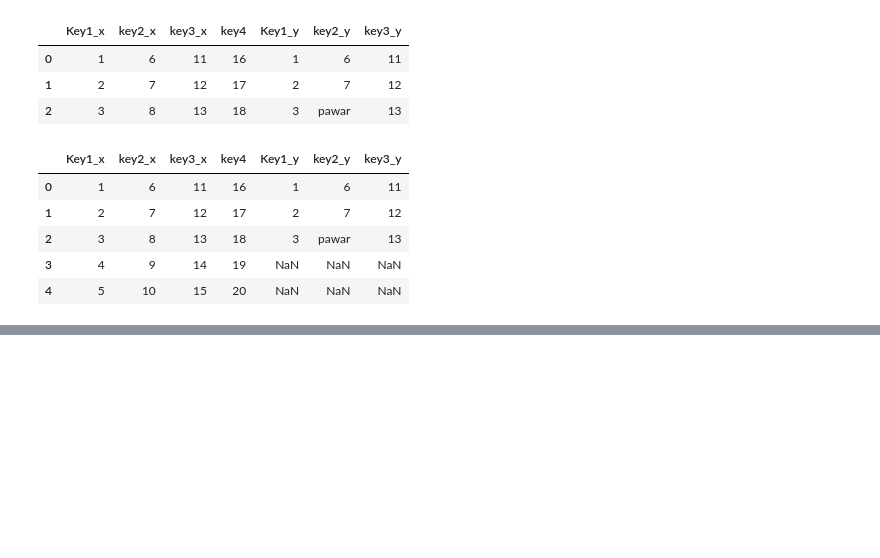
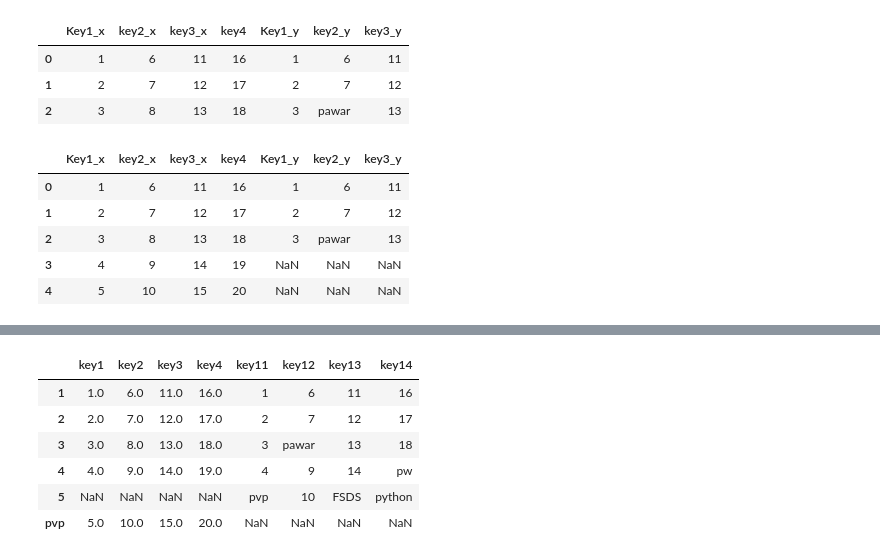
Before and after one commit to praveenpawar/pandas_practice, a Jupyter notebook: pandas4.ipynb, the cells around one changed output, grey strips where cells are left out. Cells and saved outputs as stored; diff of their text form; code cells hidden in the pictures; blank space fills up the shorter version.

```diff
--- a/pandas4.ipynb
+++ b/pandas4.ipynb
@@ -67,0 +209,13 @@ pd.merge(df1,df2, how='left', on='key4')
+# %%
+d10 = {'key1' : [1,2,3,4,5],
+      'key2' : [6,7,8,9,10],
+      'key3' : [11,12,13,14,15],
+      'key4' : [16,17,18,19,20]
+}
+df10 = pd.DataFrame(d10, index =[1,2,3,4,"pvp"])
+d20 = {'key11' : [1,2,3,4,"pvp"],
+      'key12' : [6,7,"pawar",9,10],
+      'key13' : [11,12,13,14,"FSDS"],
+      'key14' : [16,17,18,"pw","python"]
+}
+df20 = pd.DataFrame(d20, index =[1,2,3,4,5])
@@ -67,0 +258,10 @@ pd.merge(df1,df2, how='left', on='key4')
+# %%
+df10.join(df20, how = 'outer')
+# %% [output]
+|  | key1 | key2 | key3 | key4 | key11 | key12 | key13 | key14 |
+| 1 | 1.0 | 6.0 | 11.0 | 16.0 | 1 | 6 | 11 | 16 |
+| 2 | 2.0 | 7.0 | 12.0 | 17.0 | 2 | 7 | 12 | 17 |
+| 3 | 3.0 | 8.0 | 13.0 | 18.0 | 3 | pawar | 13 | 18 |
+| 4 | 4.0 | 9.0 | 14.0 | 19.0 | 4 | 9 | 14 | pw |
+| 5 | NaN | NaN | NaN | NaN | pvp | 10 | FSDS | python |
+| pvp | 5.0 | 10.0 | 15.0 | 20.0 | NaN | NaN | NaN | NaN |
```
Also changed, not shown: parts of 24 cells of this notebook.
